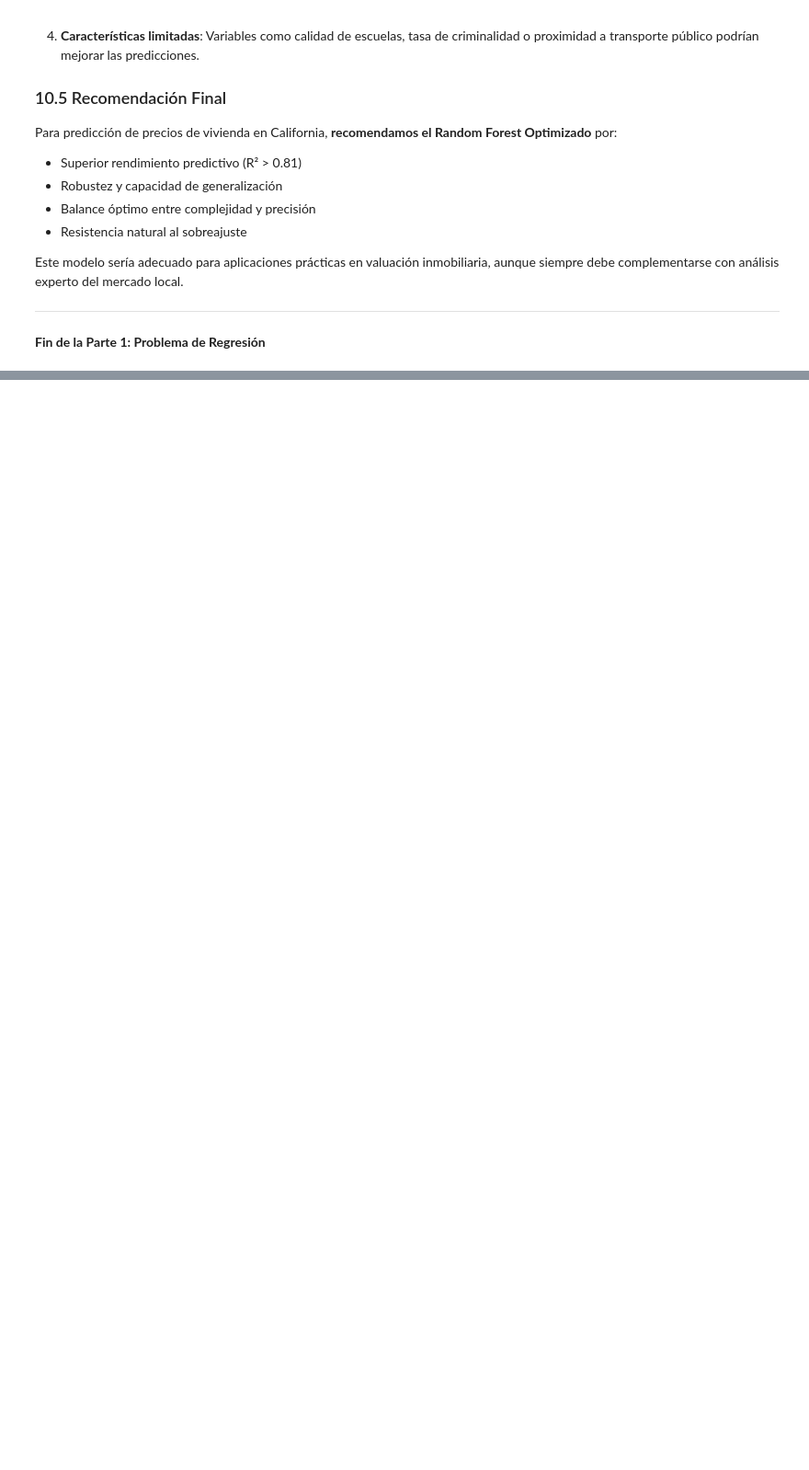
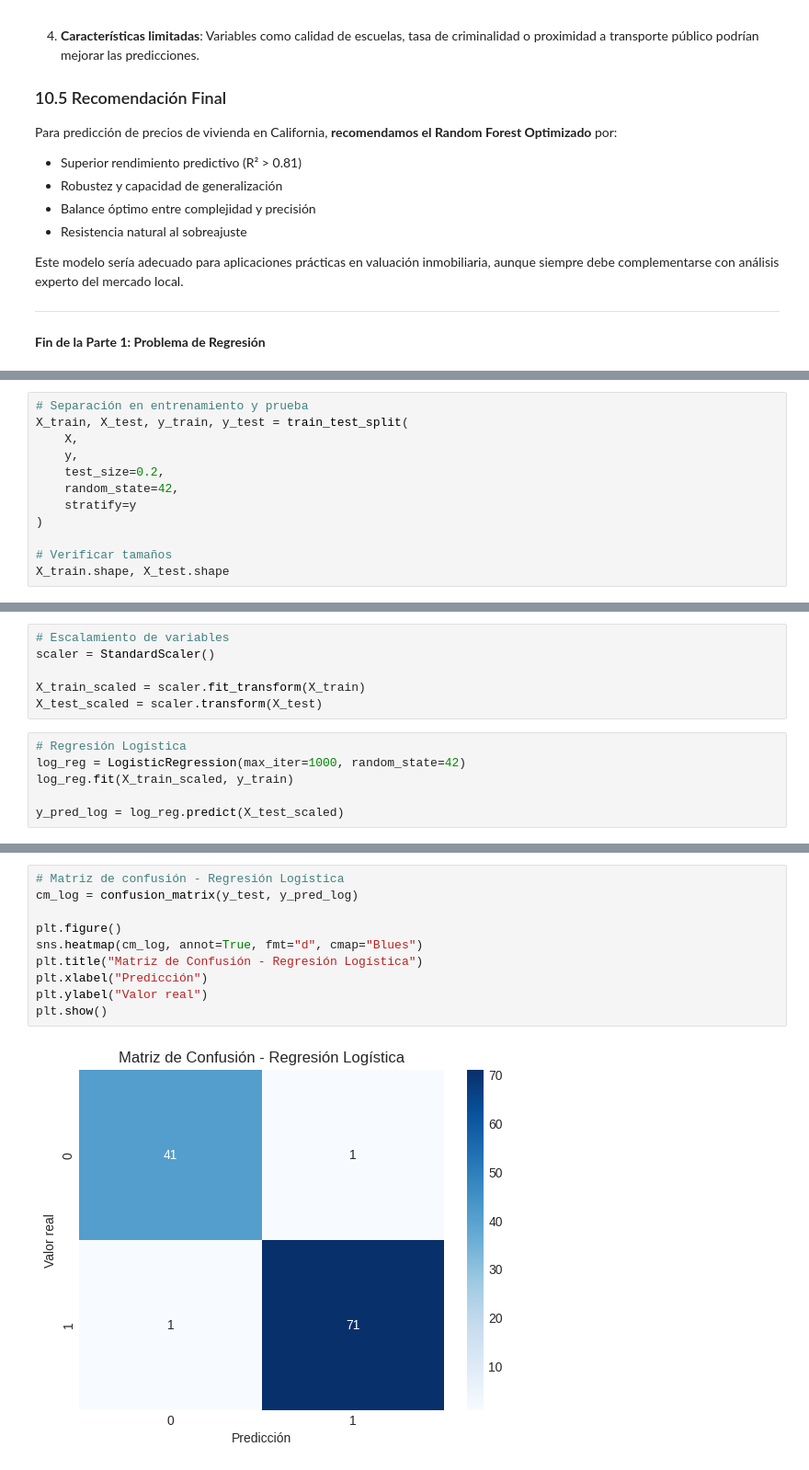
Before and after one commit to nicoCT04/Aprendizaje_Supervisado_IA_LAB, a Jupyter notebook: main.ipynb, the cells around one changed output, grey strips where cells are left out. Shown at 92% size. Cells and saved outputs as stored; diff of their text form; blank space fills up the shorter version.

```diff
--- a/Parte1_regresion_cf.ipynb
+++ b/main.ipynb
@@ -1274,0 +1379,12 @@ Este modelo sería adecuado para aplicaciones prácticas en valuación inmobilia
+# %%
+# Separación en entrenamiento y prueba
+X_train, X_test, y_train, y_test = train_test_split(
+    X,
+    y,
+    test_size=0.2,
+    random_state=42,
+    stratify=y
+)
+
+# Verificar tamaños
+X_train.shape, X_test.shape
@@ -1274,0 +1407,12 @@ Este modelo sería adecuado para aplicaciones prácticas en valuación inmobilia
+# %%
+# Escalamiento de variables
+scaler = StandardScaler()
+
+X_train_scaled = scaler.fit_transform(X_train)
+X_test_scaled = scaler.transform(X_test)
+# %%
+# Regresión Logística
+log_reg = LogisticRegression(max_iter=1000, random_state=42)
+log_reg.fit(X_train_scaled, y_train)
+
+y_pred_log = log_reg.predict(X_test_scaled)
@@ -1274,0 +1479,12 @@ Este modelo sería adecuado para aplicaciones prácticas en valuación inmobilia
+# %%
+# Matriz de confusión - Regresión Logística
+cm_log = confusion_matrix(y_test, y_pred_log)
+
+plt.figure()
+sns.heatmap(cm_log, annot=True, fmt="d", cmap="Blues")
+plt.title("Matriz de Confusión - Regresión Logística")
+plt.xlabel("Predicción")
+plt.ylabel("Valor real")
+plt.show()
+# %% [output]
+[figure, added]
```
Also changed, not shown: parts of 47 cells of this notebook.
